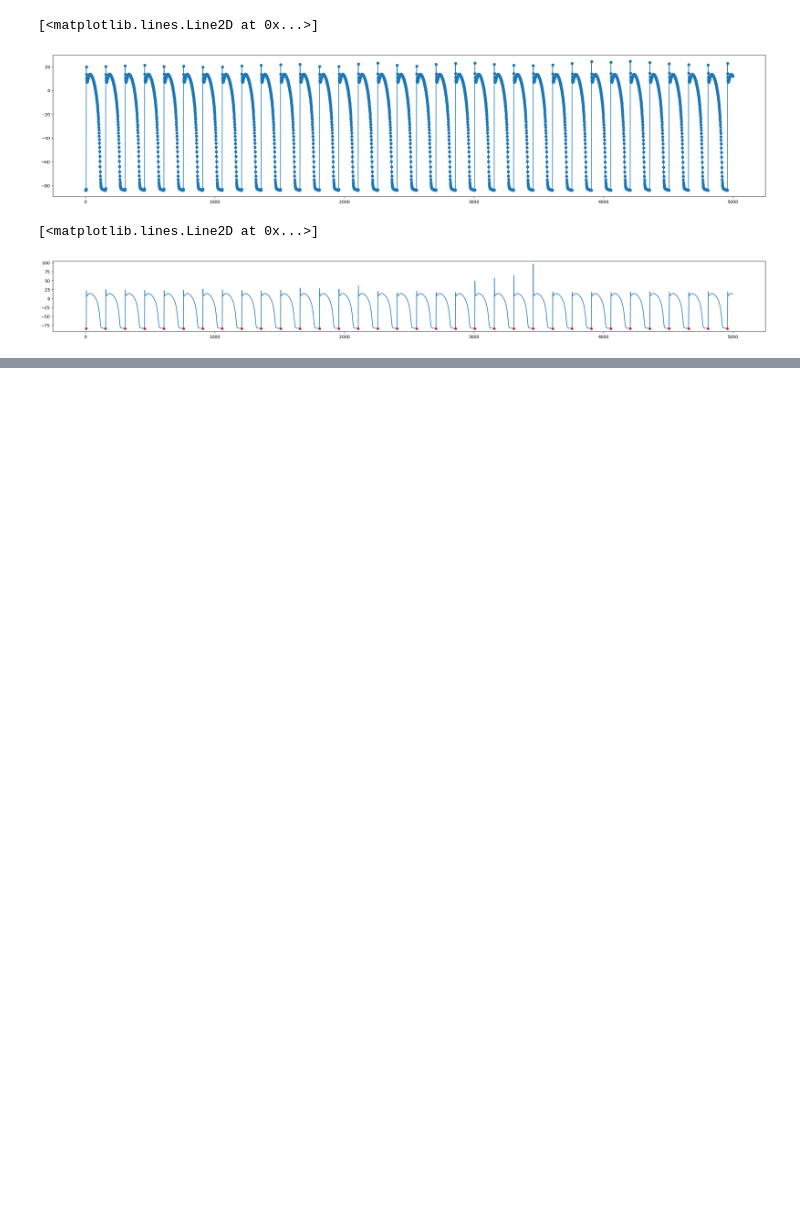
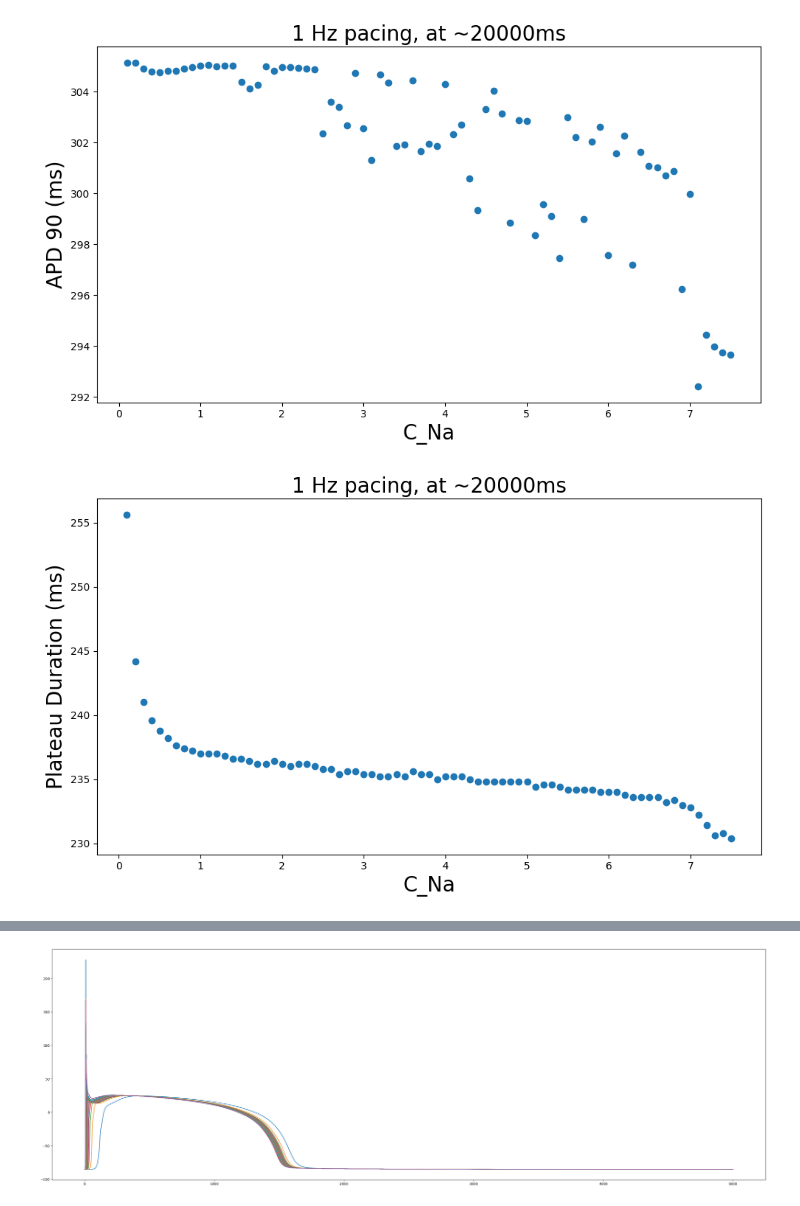
Before and after one commit to William-XiaodongAn/ovvr-sensitivity-analysis, a Jupyter notebook: TNNP_Na.ipynb, the cells around one changed output, grey strips where cells are left out. Drawn from its saved outputs; the diff is of its cells as text; code cells hidden in the pictures; blank space fills up the shorter version.

```diff
--- a/TNNP_Na.ipynb
+++ b/TNNP_Na.ipynb
@@ -72,12 +84,6 @@ with open(csv_file, 'r') as file:
             continue
         cur_v = [float(v) for v in row if v]
 # APD = get_APD(voltage, dt=step, APD_percentage=0.3)
-# %%
-plt.figure(figsize=(30,6))
-plt.plot(voltage[7.5],'-o')
-# %% [output]
-[<matplotlib.lines.Line2D at 0x...>]
-[figure, removed]
 # %%
 #seperate action potential of a given voltage signal
 # it should start when dv/dt begins > 0 and v < 0
@@ -101,17 +107,8 @@ def get_AP(voltage_signal):
             current_AP.append(voltage_signal[i])
             if i + 1 < len(voltage_signal):
                 next_dv_dt = voltage_signal[i+1] - voltage_signal[i]
-                if next_dv_dt > 0 and voltage_signal[i] < 0 and len(current_AP) > 50:
+                if next_dv_dt > 0 and voltage_signal[i] < 0 and len(current_AP) > 5000:
                     in_AP = False
                     APs.append(current_AP)
                     current_AP = []
     return APs, starting_indexes
-APs, starting_indexes = get_AP(voltage[7])
-plt.figure(figsize=(30,3))
-# now plot each starting point based on their index, plot points not lines
-for start_idx in starting_indexes:
-    plt.plot(start_idx, voltage[7][start_idx], 'ro', markersize=5) # size 10 red dot
-plt.plot(voltage[7])
-# %% [output]
-[<matplotlib.lines.Line2D at 0x...>]
-[figure, removed]
@@ -117,0 +137,57 @@ plt.plot(voltage[7])
+# %%
+# plot APD_90 scatter plot vs Na
+plt.figure(figsize=(10,6))
+plt.scatter(sorted(voltage.keys()), APD_90_lst)
+plt.ylabel("APD 90 (ms)",size=20)
+plt.xlabel("C_Na",size=20)
+plt.title("1 Hz pacing, at ~20000ms",size=20)
+plt.tight_layout()
+plt.savefig("TNNP_Na_APD90_vs_CNa.png", dpi=300)
+
+# plot plateau_duration scatter plot vs Na
+plt.figure(figsize=(10,6))
+plt.scatter(sorted(voltage.keys()), plateau_duration_lst)
+plt.ylabel("Plateau Duration (ms)",size=20)
+plt.xlabel("C_Na",size=20)
+plt.title("1 Hz pacing, at ~20000ms",size=20)
+plt.tight_layout()
+plt.savefig("TNNP_Na_PlateauDuration_vs_CNa.png", dpi=300)
+
+# plot dv_dt_max scatter plot vs Na
+plt.figure(figsize=(10,6))
+plt.scatter(sorted(voltage.keys()), dv_dt_max_lst)
+plt.ylabel("dv/dt max (mV/ms)",size=20)
+plt.xlabel("C_Na",size=20)
+plt.title("1 Hz pacing, at ~20000ms",size=20)
+plt.tight_layout()
+plt.savefig("TNNP_Na_dv_dt_max_vs_CNa.png", dpi=300)
+
+# plot v_peak scatter plot vs Na
+plt.figure(figsize=(10,6))
+plt.scatter(sorted(voltage.keys()), v_peak_lst)
+plt.ylabel("V Peak (mV)",size=20)
+plt.xlabel("C_Na",size=20)
+plt.title("1 Hz pacing, at ~20000ms",size=20)
+plt.tight_layout()
+plt.savefig("TNNP_Na_VPeak_vs_CNa.png", dpi=300)
+
+# plot RMP scatter plot vs Na
+plt.figure(figsize=(10,6))
+plt.scatter(sorted(voltage.keys()), RMP_lst)
+plt.ylabel("RMP (mV)",size=20)
+plt.xlabel("C_Na",size=20)
+plt.title("1 Hz pacing, at ~20000ms",size=20)
+plt.tight_layout()
+plt.savefig("TNNP_Na_RMP_vs_CNa.png", dpi=300)
+
+# plot all APs in one plot and give gradient color for  Na value
+plt.figure(figsize=(30,10))
+for key_Na in sorted(voltage.keys()):
+    APs, starting_indexes = get_AP(voltage[key_Na])
+    last_AP = APs[-1]
+    plt.plot(last_AP, label=f"Na={key_Na:.1f}")
+plt.tight_layout()
+plt.savefig("TNNP_Na_AllAPs.png", dpi=300)
+# %% [output]
+[figure, added]
+[figure, added]
@@ -117,0 +197 @@ plt.plot(voltage[7])
+[figure, added]
```
Also changed, not shown: parts of 6 cells of this notebook, 12 other files.
